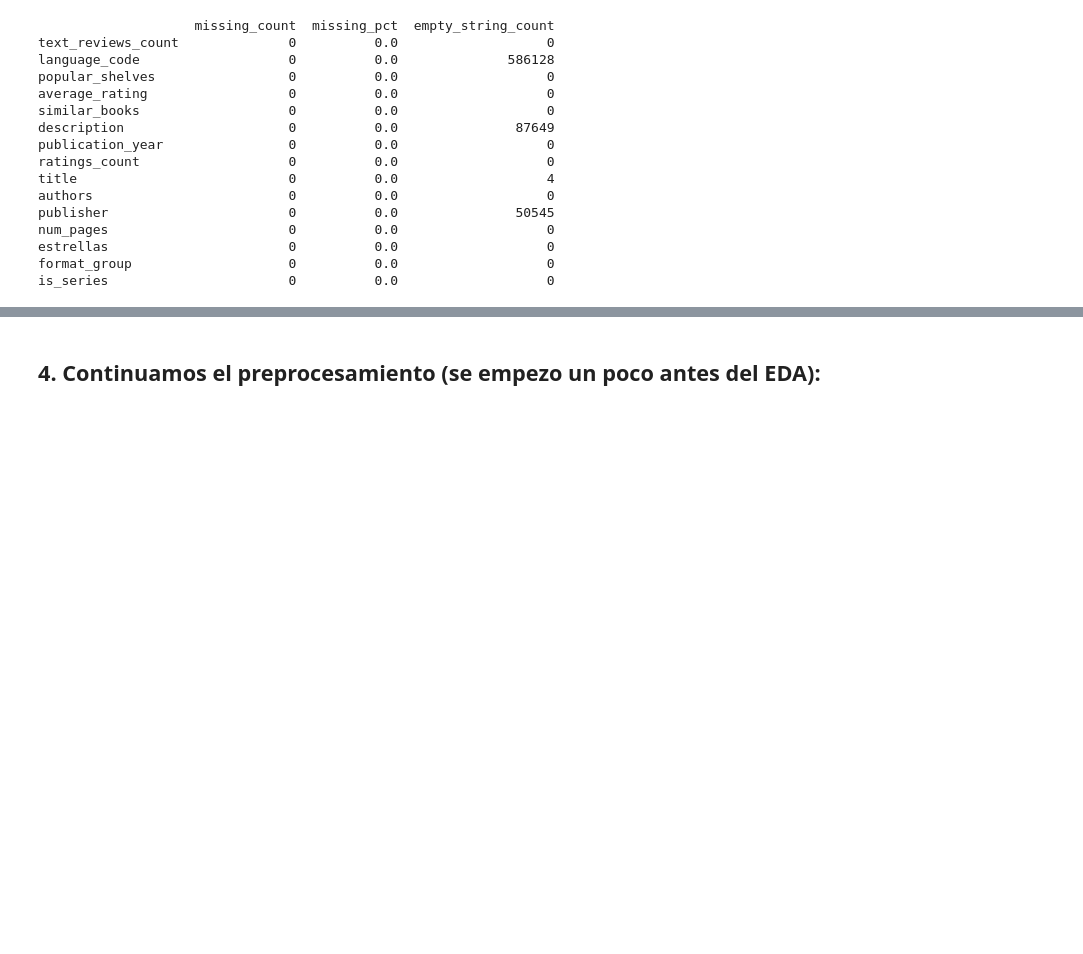
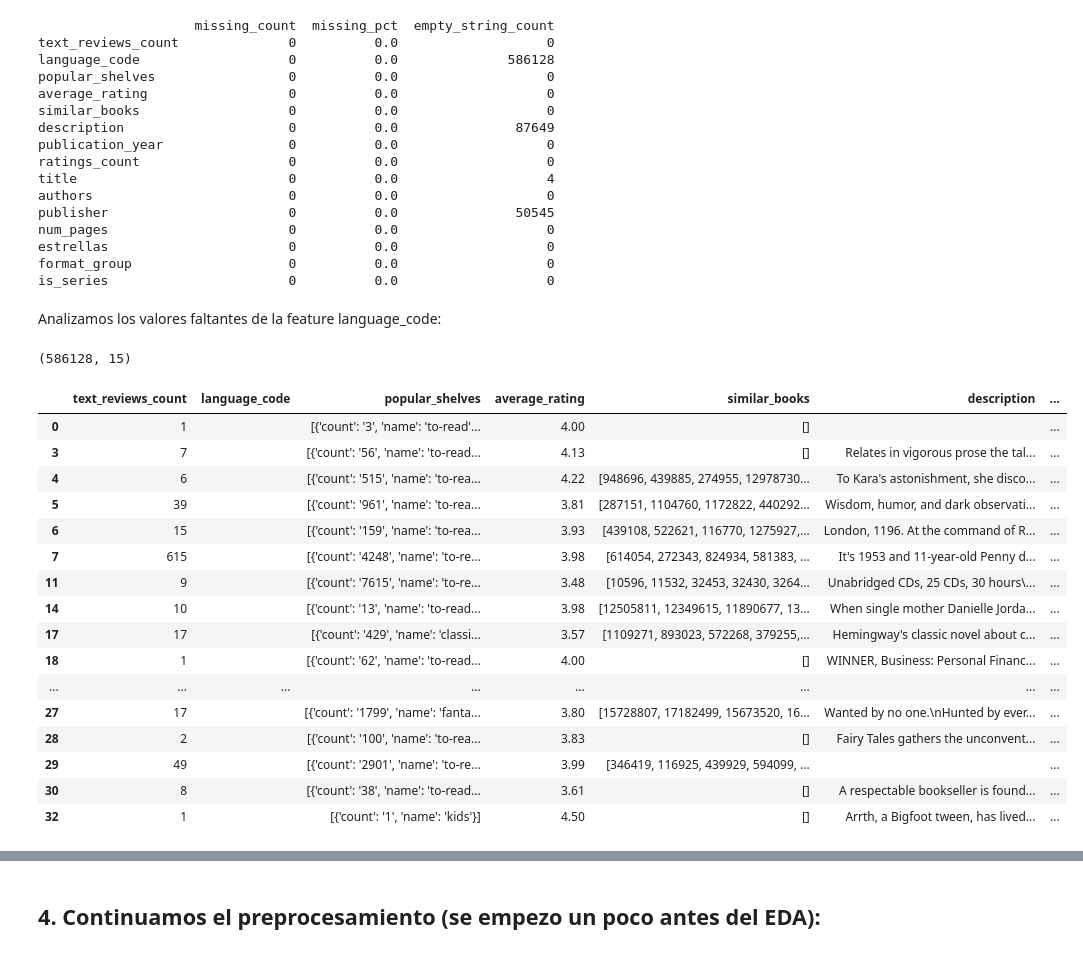
Before and after one commit to SolGarciaPereyra/Clasificador_Recomendador_Libros, a Jupyter notebook: eda_y_preprocesamiento.ipynb, the cells around one changed output, grey strips where cells are left out. Drawn from its saved outputs; the diff is of its cells as text; code cells hidden in the pictures; blank space fills up the shorter version.

```diff
--- a/eda_y_preprocesamiento.ipynb
+++ b/eda_y_preprocesamiento.ipynb
@@ -692,3 +697,30 @@ num_pages                       0          0.0                   0
 estrellas                       0          0.0                   0
 format_group                    0          0.0                   0
 is_series                       0          0.0                   0
+# %% [markdown]
+Analizamos los valores faltantes de la feature language_code:
+# %%
+mask_lang = df_us_en_1_filtro["language_code"].fillna("").str.strip().eq("")
+muestras_vacias_lang = df_us_en_1_filtro[mask_lang]
+
+print(muestras_vacias_lang.shape)
+display(muestras_vacias_lang.head(20))
+# %% [output]
+(586128, 15)
+|  | text_reviews_count | language_code | popular_shelves | average_rating | similar_books | description | ... |
+| 0 | 1 |  | [{'count': '3', 'name': 'to-read'... | 4.00 | [] |  | ... |
+| 3 | 7 |  | [{'count': '56', 'name': 'to-read... | 4.13 | [] | Relates in vigorous prose the tal... | ... |
+| 4 | 6 |  | [{'count': '515', 'name': 'to-rea... | 4.22 | [948696, 439885, 274955, 12978730... | To Kara's astonishment, she disco... | ... |
+| 5 | 39 |  | [{'count': '961', 'name': 'to-rea... | 3.81 | [287151, 1104760, 1172822, 440292... | Wisdom, humor, and dark observati... | ... |
+| 6 | 15 |  | [{'count': '159', 'name': 'to-rea... | 3.93 | [439108, 522621, 116770, 1275927,... | London, 1196. At the command of R... | ... |
+| 7 | 615 |  | [{'count': '4248', 'name': 'to-re... | 3.98 | [614054, 272343, 824934, 581383, ... | It's 1953 and 11-year-old Penny d... | ... |
+| 11 | 9 |  | [{'count': '7615', 'name': 'to-re... | 3.48 | [10596, 11532, 32453, 32430, 3264... | Unabridged CDs, 25 CDs, 30 hours\... | ... |
+| 14 | 10 |  | [{'count': '13', 'name': 'to-read... | 3.98 | [12505811, 12349615, 11890677, 13... | When single mother Danielle Jorda... | ... |
+| 17 | 17 |  | [{'count': '429', 'name': 'classi... | 3.57 | [1109271, 893023, 572268, 379255,... | Hemingway's classic novel about c... | ... |
+| 18 | 1 |  | [{'count': '62', 'name': 'to-read... | 4.00 | [] | WINNER, Business: Personal Financ... | ... |
+| ... | ... | ... | ... | ... | ... | ... | ... |
+| 27 | 17 |  | [{'count': '1799', 'name': 'fanta... | 3.80 | [15728807, 17182499, 15673520, 16... | Wanted by no one.\nHunted by ever... | ... |
+| 28 | 2 |  | [{'count': '100', 'name': 'to-rea... | 3.83 | [] | Fairy Tales gathers the unconvent... | ... |
+| 29 | 49 |  | [{'count': '2901', 'name': 'to-re... | 3.99 | [346419, 116925, 439929, 594099, ... |  | ... |
+| 30 | 8 |  | [{'count': '38', 'name': 'to-read... | 3.61 | [] | A respectable bookseller is found... | ... |
+| 32 | 1 |  | [{'count': '1', 'name': 'kids'}] | 4.50 | [] | Arrth, a Bigfoot tween, has lived... | ... |
```
Also changed, not shown: parts of 38 cells of this notebook.
